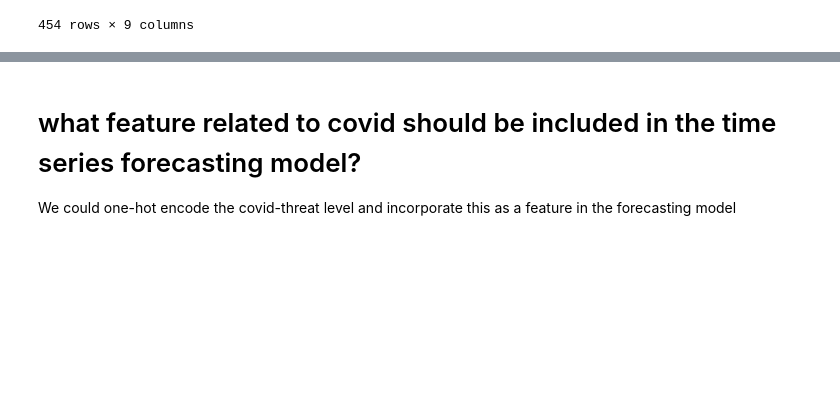
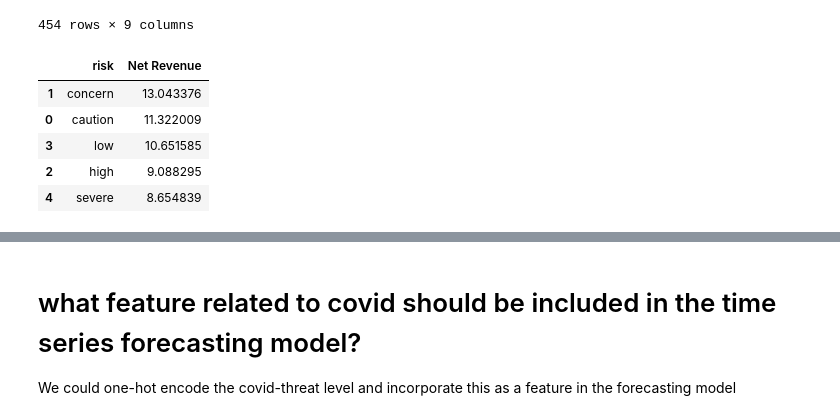
Before and after one commit to davidfox87/EV_forecasting, a Jupyter notebook: EDA.ipynb, the cells around one changed output, grey strips where cells are left out. Saved outputs shown, nothing was run; the diff lists cells and outputs as text; code cells hidden in the pictures; blank space fills up the shorter version.

```diff
--- a/EDA.ipynb
+++ b/EDA.ipynb
@@ -615,4 +618,13 @@ df_cat
 risk = df_cat.groupby('risk')['Net Revenue'].mean().reset_index()
 # %%
 risk_df = risk.sort_values(by='Net Revenue', ascending=False)
+# %%
+risk_df
+# %% [output]
+|  | risk | Net Revenue |
+| 1 | concern | 13.043376 |
+| 0 | caution | 11.322009 |
+| 3 | low | 10.651585 |
+| 2 | high | 9.088295 |
+| 4 | severe | 8.654839 |
 # %%
```
Also changed, not shown: parts of 3 cells of this notebook.
